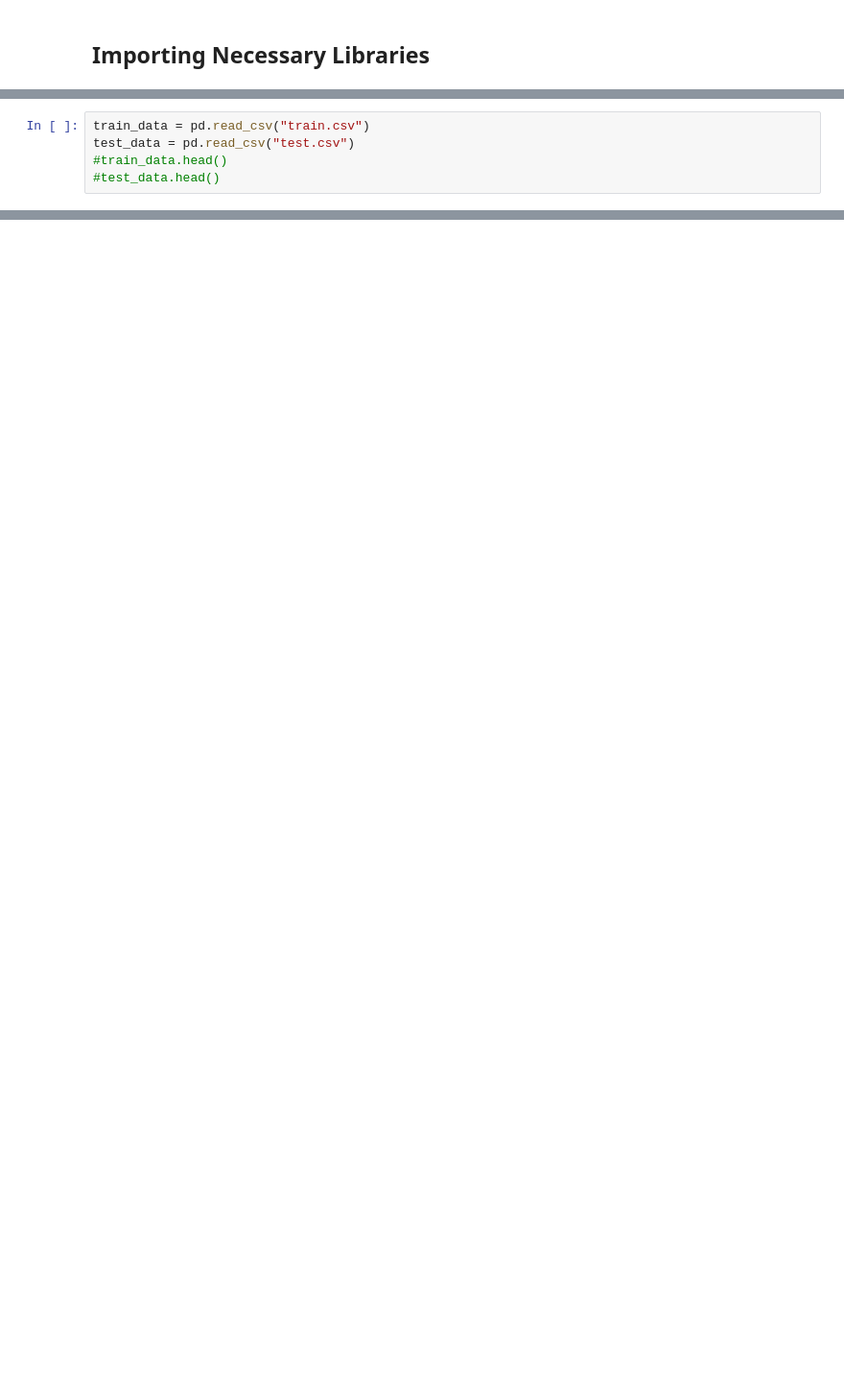
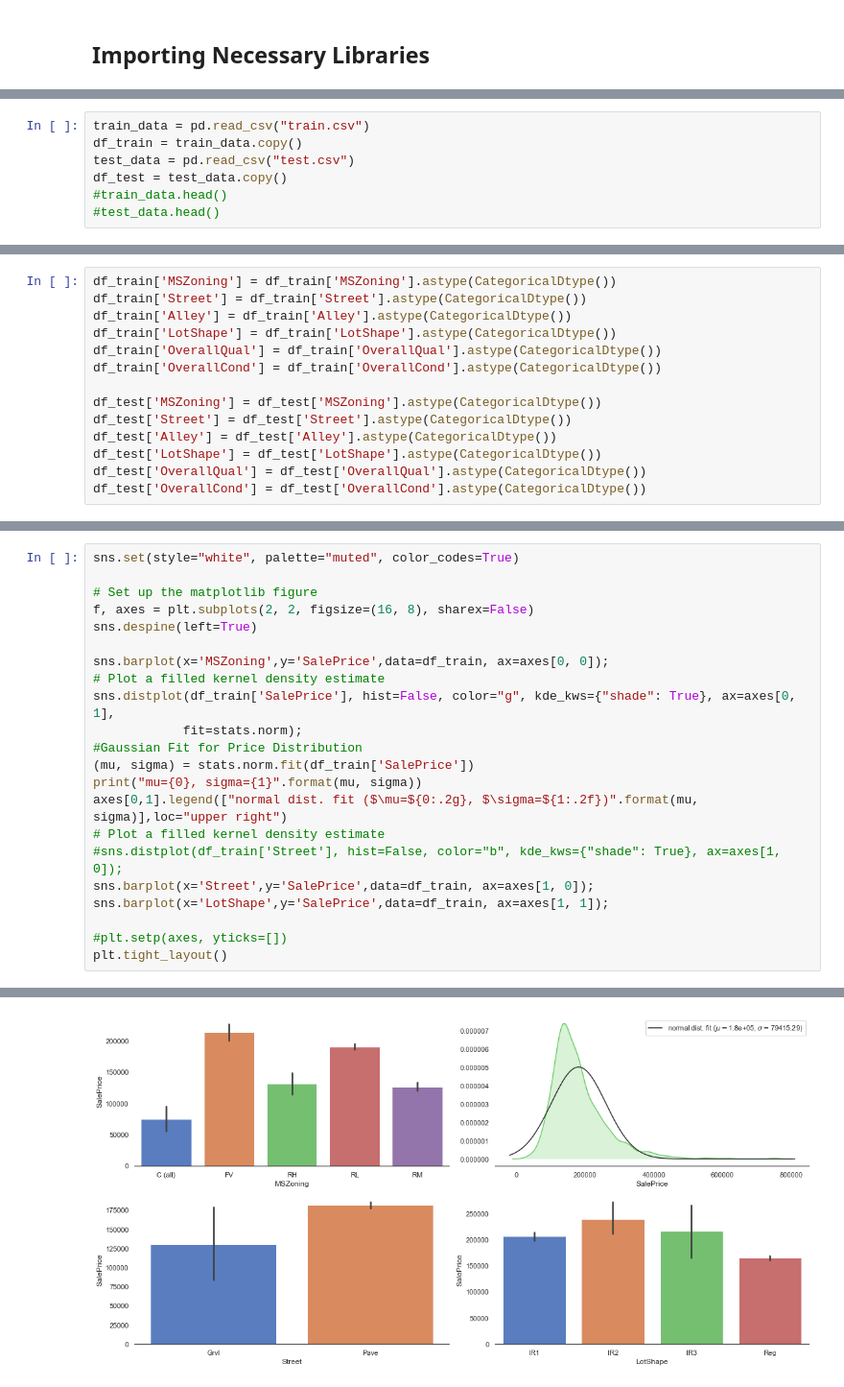
Before and after one commit to IntelligentsiAI/000-House-Price-Prediction, a Jupyter notebook: Data Exploration.ipynb, the cells around one changed output, grey strips where cells are left out. Shown: that part at 96% size. Drawn from its saved outputs; the diff is of its cells as text; blank space fills up the shorter version.

Commit message:
Some Visualizations Added

```diff
--- a/Data Exploration.ipynb
+++ b/Data Exploration.ipynb
@@ -9,5 +14,7 @@ import seaborn as sns
 # %%
 train_data = pd.read_csv("train.csv")
+df_train = train_data.copy()
 test_data = pd.read_csv("test.csv")
+df_test = test_data.copy()
 #train_data.head()
 #test_data.head()
@@ -41,0 +53,14 @@ train_data.describe().T
+# %%
+df_train['MSZoning'] = df_train['MSZoning'].astype(CategoricalDtype())
+df_train['Street'] = df_train['Street'].astype(CategoricalDtype())
+df_train['Alley'] = df_train['Alley'].astype(CategoricalDtype())
+df_train['LotShape'] = df_train['LotShape'].astype(CategoricalDtype())
+df_train['OverallQual'] = df_train['OverallQual'].astype(CategoricalDtype())
+df_train['OverallCond'] = df_train['OverallCond'].astype(CategoricalDtype())
+
+df_test['MSZoning'] = df_test['MSZoning'].astype(CategoricalDtype())
+df_test['Street'] = df_test['Street'].astype(CategoricalDtype())
+df_test['Alley'] = df_test['Alley'].astype(CategoricalDtype())
+df_test['LotShape'] = df_test['LotShape'].astype(CategoricalDtype())
+df_test['OverallQual'] = df_test['OverallQual'].astype(CategoricalDtype())
+df_test['OverallCond'] = df_test['OverallCond'].astype(CategoricalDtype())
@@ -41,0 +74,23 @@ train_data.describe().T
+# %%
+sns.set(style="white", palette="muted", color_codes=True)
+
+# Set up the matplotlib figure
+f, axes = plt.subplots(2, 2, figsize=(16, 8), sharex=False)
+sns.despine(left=True)
+
+sns.barplot(x='MSZoning',y='SalePrice',data=df_train, ax=axes[0, 0]);
+# Plot a filled kernel density estimate
+sns.distplot(df_train['SalePrice'], hist=False, color="g", kde_kws={"shade": True}, ax=axes[0, 1],
+            fit=stats.norm);
+#Gaussian Fit for Price Distribution
+(mu, sigma) = stats.norm.fit(df_train['SalePrice'])
+print("mu={0}, sigma={1}".format(mu, sigma))
+axes[0,1].legend(["normal dist. fit ($\mu=${0:.2g}, $\sigma=${1:.2f})".format(mu, sigma)],loc="upper right")
+# Plot a filled kernel density estimate
+#sns.distplot(df_train['Street'], hist=False, color="b", kde_kws={"shade": True}, ax=axes[1, 0]);
+sns.barplot(x='Street',y='SalePrice',data=df_train, ax=axes[1, 0]);
+sns.barplot(x='LotShape',y='SalePrice',data=df_train, ax=axes[1, 1]);
+
+#plt.setp(axes, yticks=[])
+plt.tight_layout()
+# %% [output]
@@ -41,0 +98 @@ train_data.describe().T
+[figure, added]
```
Also changed, not shown: parts of 12 cells of this notebook.
